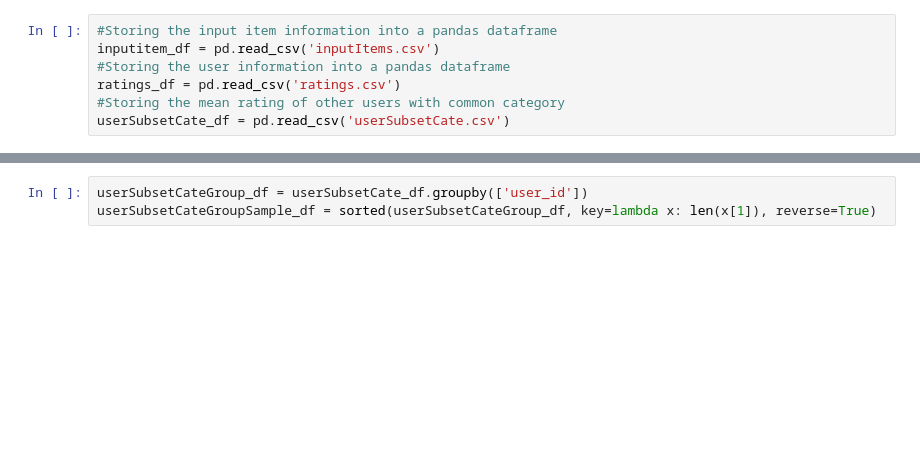
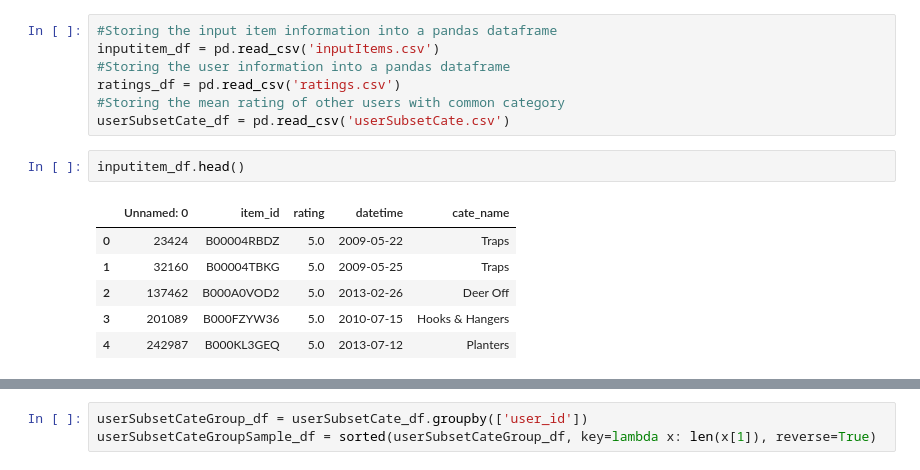
Before and after one commit to MingzeTR/MMF-Data-Science-Project, a Jupyter notebook: recommend_system_code.ipynb, the cells around one changed output, grey strips where cells are left out. Cells and saved outputs as stored; diff of their text form; blank space fills up the shorter version.

```diff
--- a/recommend_system_code.ipynb
+++ b/recommend_system_code.ipynb
@@ -12,3 +12,12 @@ inputitem_df = pd.read_csv('inputItems.csv')
 ratings_df = pd.read_csv('ratings.csv')
 #Storing the mean rating of other users with common category
 userSubsetCate_df = pd.read_csv('userSubsetCate.csv')
+# %%
+inputitem_df.head()
+# %% [output]
+|  | Unnamed: 0 | item_id | rating | datetime | cate_name |
+| 0 | 23424 | B00004RBDZ | 5.0 | 2009-05-22 | Traps |
+| 1 | 32160 | B00004TBKG | 5.0 | 2009-05-25 | Traps |
+| 2 | 137462 | B000A0VOD2 | 5.0 | 2013-02-26 | Deer Off |
+| 3 | 201089 | B000FZYW36 | 5.0 | 2010-07-15 | Hooks & Hangers |
+| 4 | 242987 | B000KL3GEQ | 5.0 | 2013-07-12 | Planters |
```
Also changed, not shown: parts of 8 cells of this notebook.
